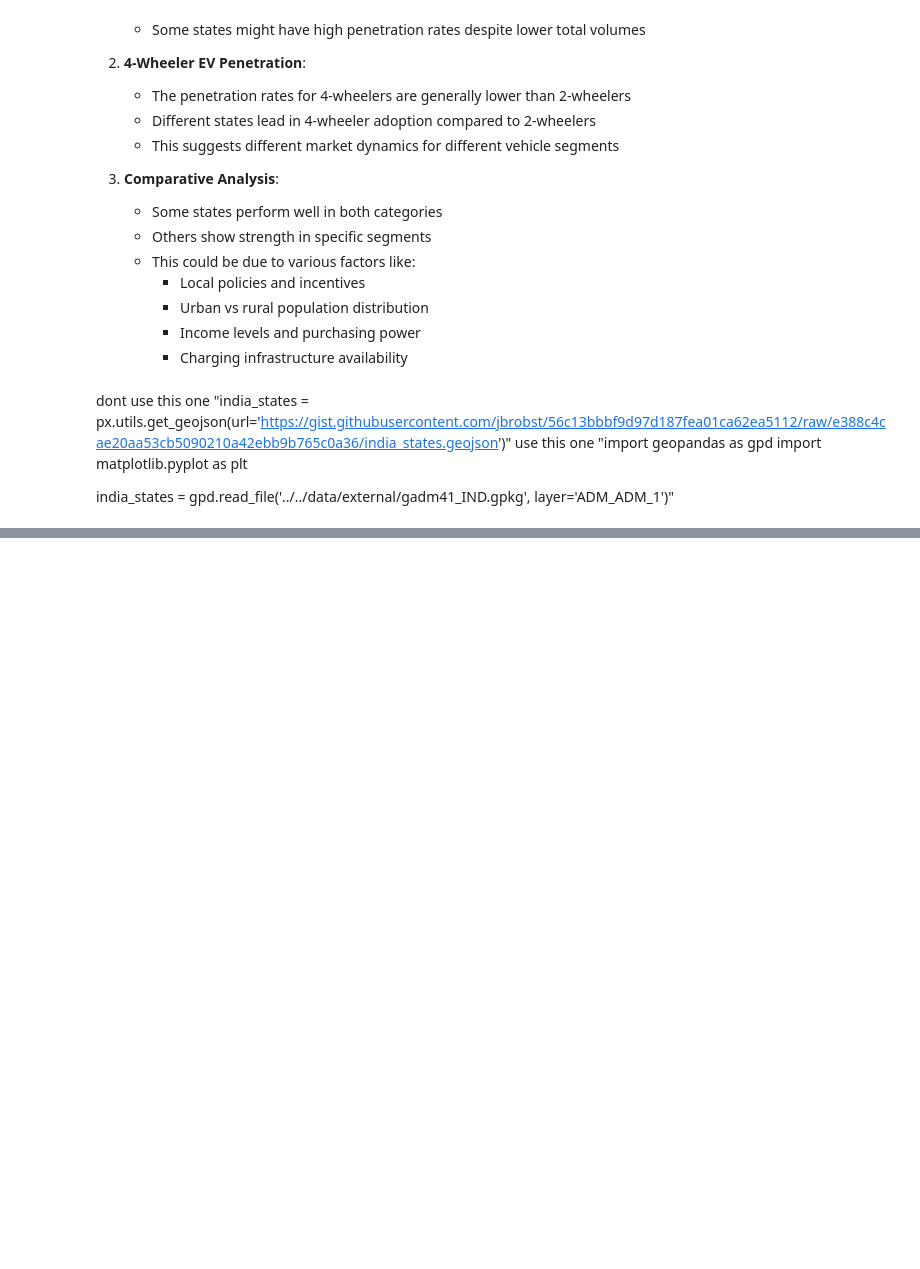
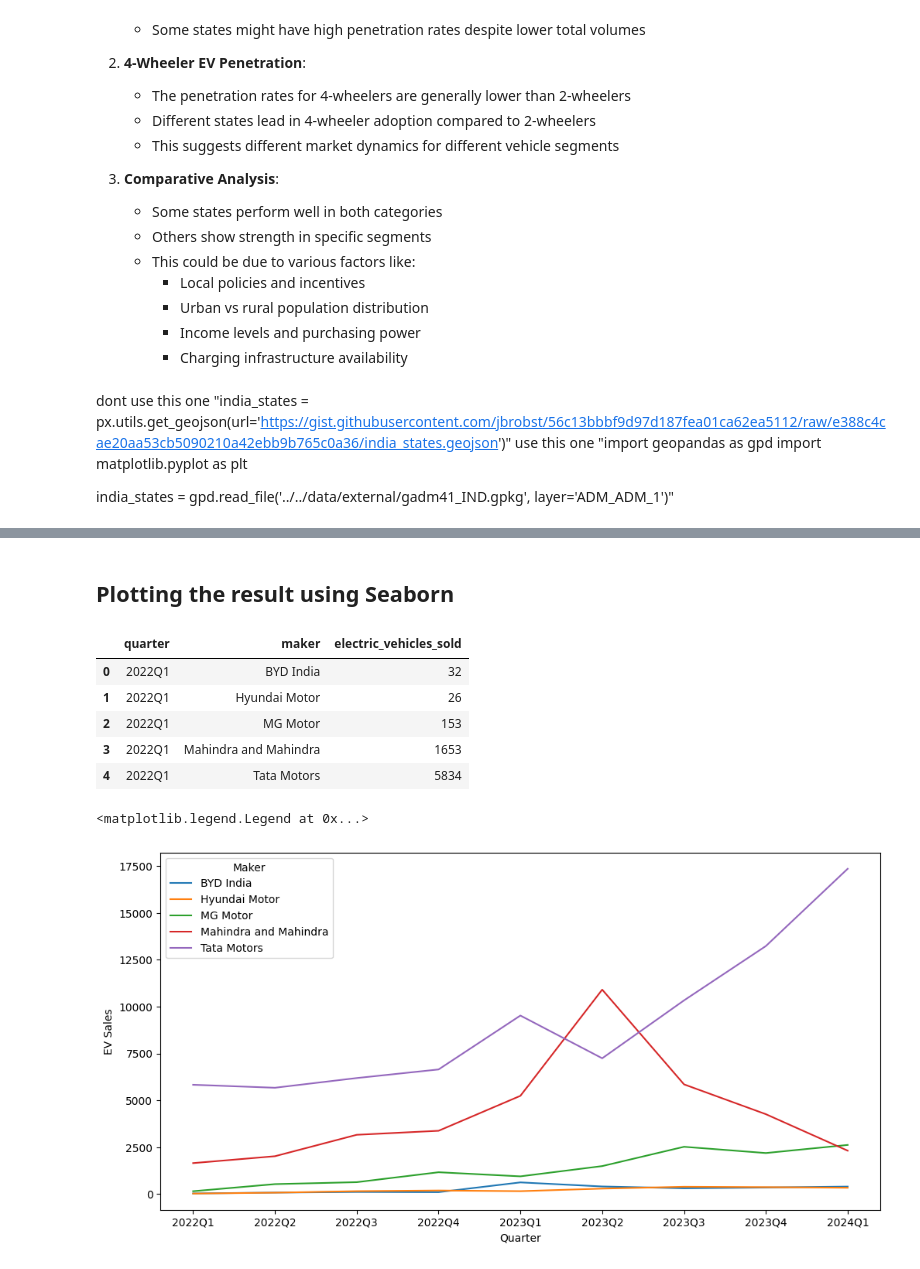
Before and after one commit to sadiqhasanrupani/ev-analysis, a Jupyter notebook: notebooks/research/3_research_question_analysis.ipynb, the cells around one changed output, grey strips where cells are left out. Drawn from its saved outputs; the diff is of its cells as text; code cells hidden in the pictures; blank space fills up the shorter version.

```diff
--- a/notebooks/research/3_research_question_analysis.ipynb
+++ b/notebooks/research/3_research_question_analysis.ipynb
@@ -567,0 +504,7 @@ plot_ev_penetration_map(
+# %%
+# first convert the date into pandas
+df['date'] = pd.to_datetime(df['date'])
+
+df['quartile'] = pd.qcut(df['date'], q=4, labels=False) + 1
+
+display(df.head())
@@ -567,0 +613,5 @@ plot_ev_penetration_map(
+# %%
+# Step 3: Create quarter column (or quartile if using qcut)
+top_makers_df['quarter'] = top_makers_df['date'].dt.to_period('Q').astype(str)
+
+top_makers_df
@@ -567,0 +632,9 @@ plot_ev_penetration_map(
+# %%
+grouped_df = (
+    top_makers_df.groupby(['quarter', 'maker'])['electric_vehicles_sold']
+    .sum()
+    .reset_index()
+)
+
+
+grouped_df.sort_values(by='electric_vehicles_sold', ascending=False).head()
@@ -567,0 +648,32 @@ plot_ev_penetration_map(
+# %% [markdown]
+## Plotting the result using Seaborn
+# %%
+# sort quarter in chronological order
+gropued_df = grouped_df.sort_values(by='quarter')
+display(gropued_df.head())
+
+# renaming the column for clarity
+grouped_df.rename(columns={'electric_vehicles_sold': 'ev_sales'}, inplace=True)
+
+plt.figure(figsize=(12,6))
+
+sns.lineplot(
+  data=grouped_df,
+  x='quarter',
+  y='ev_sales',
+  hue='maker'
+)
+
+plt.xlabel('Quarter')
+plt.ylabel('EV Sales')
+
+plt.legend(title='Maker')
+# %% [output]
+|  | quarter | maker | electric_vehicles_sold |
+| 0 | 2022Q1 | BYD India | 32 |
+| 1 | 2022Q1 | Hyundai Motor | 26 |
+| 2 | 2022Q1 | MG Motor | 153 |
+| 3 | 2022Q1 | Mahindra and Mahindra | 1653 |
+| 4 | 2022Q1 | Tata Motors | 5834 |
+<matplotlib.legend.Legend at 0x...>
+[figure, added]
```
Also changed, not shown: parts of 65 cells of this notebook, 6 other files.
